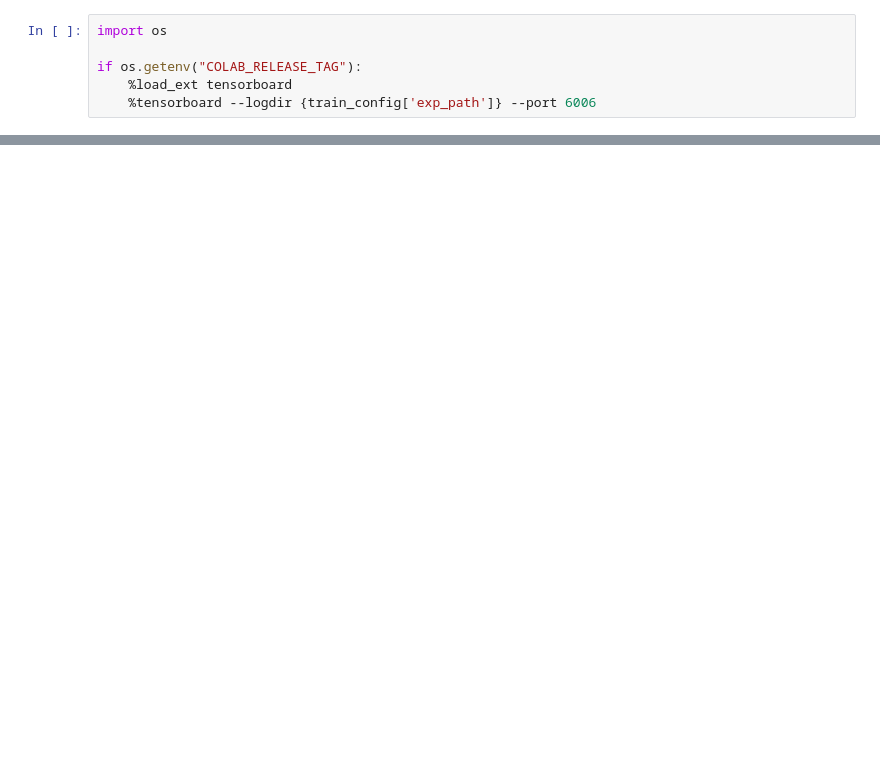
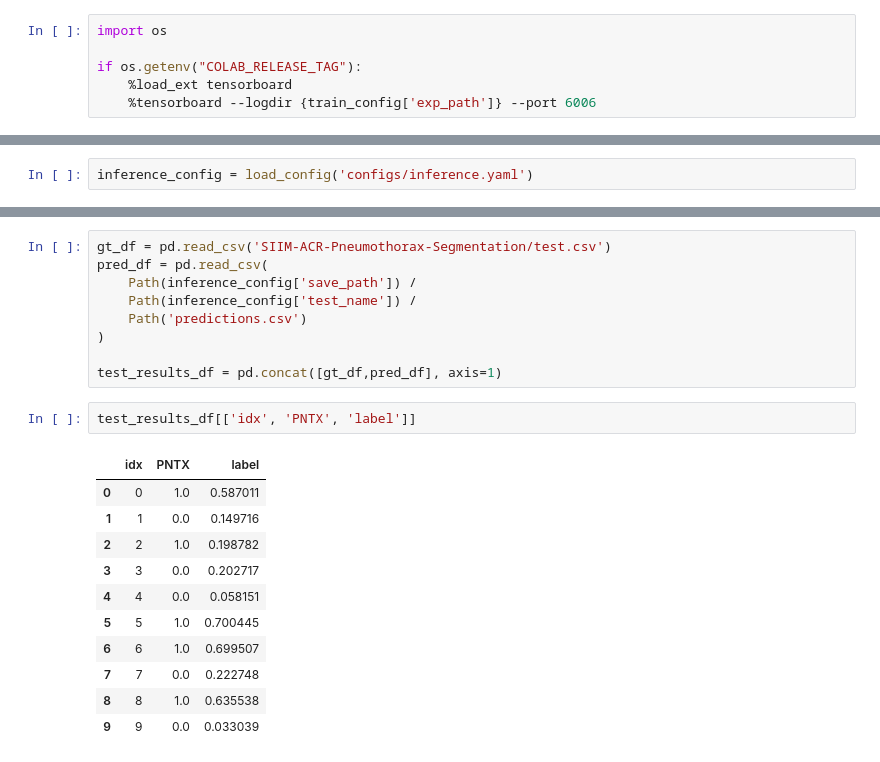
Before and after one commit to VasilievArtyom/PneumothoraxSegmentation, a Jupyter notebook: main.ipynb, the cells around one changed output, grey strips where cells are left out. Cells and saved outputs as stored; diff of their text form; blank space fills up the shorter version.

```diff
--- a/main.ipynb
+++ b/main.ipynb
@@ -155,0 +387,2 @@ if os.getenv("COLAB_RELEASE_TAG"):
+# %%
+inference_config = load_config('configs/inference.yaml')
@@ -155,0 +448,23 @@ if os.getenv("COLAB_RELEASE_TAG"):
+# %%
+gt_df = pd.read_csv('SIIM-ACR-Pneumothorax-Segmentation/test.csv')
+pred_df = pd.read_csv(
+    Path(inference_config['save_path']) /
+    Path(inference_config['test_name']) /
+    Path('predictions.csv')
+)
+
+test_results_df = pd.concat([gt_df,pred_df], axis=1)
+# %%
+test_results_df[['idx', 'PNTX', 'label']]
+# %% [output]
+|  | idx | PNTX | label |
+| 0 | 0 | 1.0 | 0.587011 |
+| 1 | 1 | 0.0 | 0.149716 |
+| 2 | 2 | 1.0 | 0.198782 |
+| 3 | 3 | 0.0 | 0.202717 |
+| 4 | 4 | 0.0 | 0.058151 |
+| 5 | 5 | 1.0 | 0.700445 |
+| 6 | 6 | 1.0 | 0.699507 |
+| 7 | 7 | 0.0 | 0.222748 |
+| 8 | 8 | 1.0 | 0.635538 |
+| 9 | 9 | 0.0 | 0.033039 |
```
Also changed, not shown: parts of 57 cells of this notebook, 7 other files.
